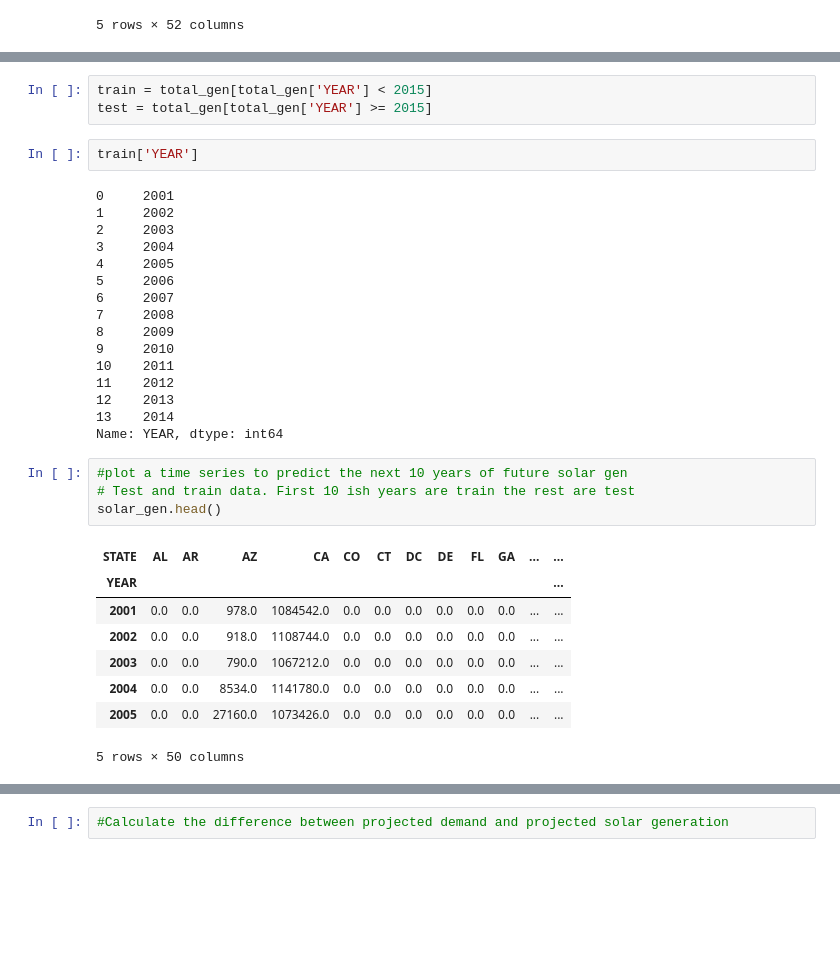
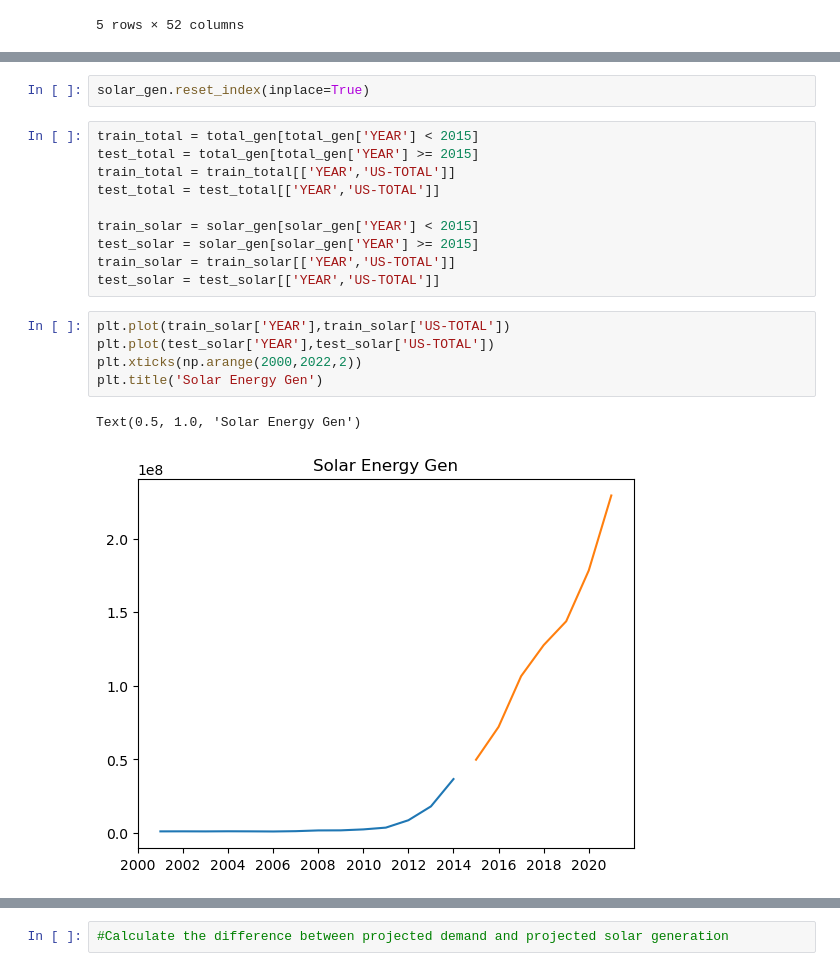
Before and after one commit to mainfranco/SpringBoard, a Jupyter notebook: Capstone 2.ipynb, the cells around one changed output, grey strips where cells are left out. Cells and saved outputs as stored; diff of their text form; blank space fills up the shorter version.

```diff
--- a/Capstone 2.ipynb
+++ b/Capstone 2.ipynb
@@ -891,34 +900,20 @@ total_gen = total_gen.reset_index()
+# %%
+solar_gen.reset_index(inplace=True)
 # %%
-train = total_gen[total_gen['YEAR'] < 2015]
-test = total_gen[total_gen['YEAR'] >= 2015]
+train_total = total_gen[total_gen['YEAR'] < 2015]
+test_total = total_gen[total_gen['YEAR'] >= 2015]
+train_total = train_total[['YEAR','US-TOTAL']]
+test_total = test_total[['YEAR','US-TOTAL']]
+
+train_solar = solar_gen[solar_gen['YEAR'] < 2015]
+test_solar = solar_gen[solar_gen['YEAR'] >= 2015]
+train_solar = train_solar[['YEAR','US-TOTAL']]
+test_solar = test_solar[['YEAR','US-TOTAL']]
-# %%
-train['YEAR']
-# %% [output]
-0     2001
-1     2002
-2     2003
-3     2004
-4     2005
-5     2006
-6     2007
-7     2008
-8     2009
-9     2010
-10    2011
-11    2012
-12    2013
-13    2014
-Name: YEAR, dtype: int64
-# %%
-#plot a time series to predict the next 10 years of future solar gen
-# Test and train data. First 10 ish years are train the rest are test
-solar_gen.head()
-# %% [output]
-| STATE | AL | AR | AZ | CA | CO | CT | DC | DE | FL | GA | ... | ... |
-| YEAR |  |  |  |  |  |  |  |  |  |  |  | ... |
-| 2001 | 0.0 | 0.0 | 978.0 | 1084542.0 | 0.0 | 0.0 | 0.0 | 0.0 | 0.0 | 0.0 | ... | ... |
-| 2002 | 0.0 | 0.0 | 918.0 | 1108744.0 | 0.0 | 0.0 | 0.0 | 0.0 | 0.0 | 0.0 | ... | ... |
-| 2003 | 0.0 | 0.0 | 790.0 | 1067212.0 | 0.0 | 0.0 | 0.0 | 0.0 | 0.0 | 0.0 | ... | ... |
-| 2004 | 0.0 | 0.0 | 8534.0 | 1141780.0 | 0.0 | 0.0 | 0.0 | 0.0 | 0.0 | 0.0 | ... | ... |
-| 2005 | 0.0 | 0.0 | 27160.0 | 1073426.0 | 0.0 | 0.0 | 0.0 | 0.0 | 0.0 | 0.0 | ... | ... |
-5 rows × 50 columns
+# %%
+plt.plot(train_solar['YEAR'],train_solar['US-TOTAL'])
+plt.plot(test_solar['YEAR'],test_solar['US-TOTAL'])
+plt.xticks(np.arange(2000,2022,2))
+plt.title('Solar Energy Gen')
+# %% [output]
+Text(0.5, 1.0, 'Solar Energy Gen')
+[figure, added]
```
Also changed, not shown: parts of 23 cells of this notebook.
